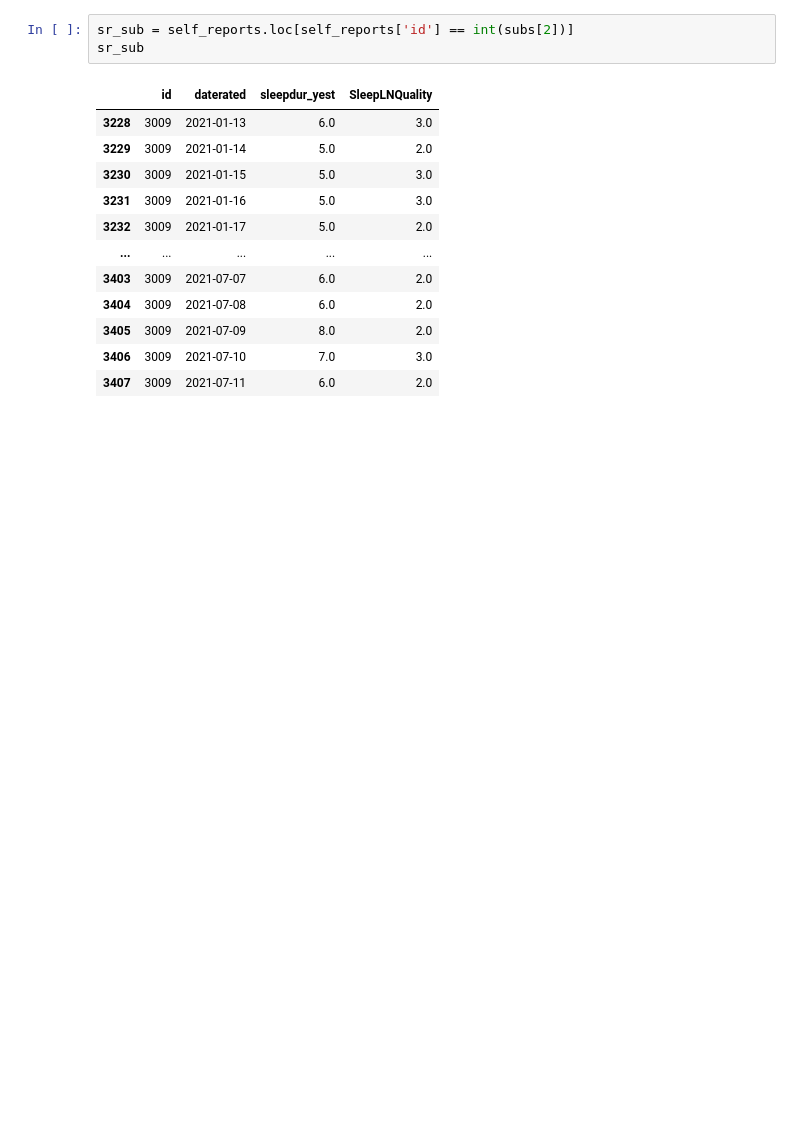
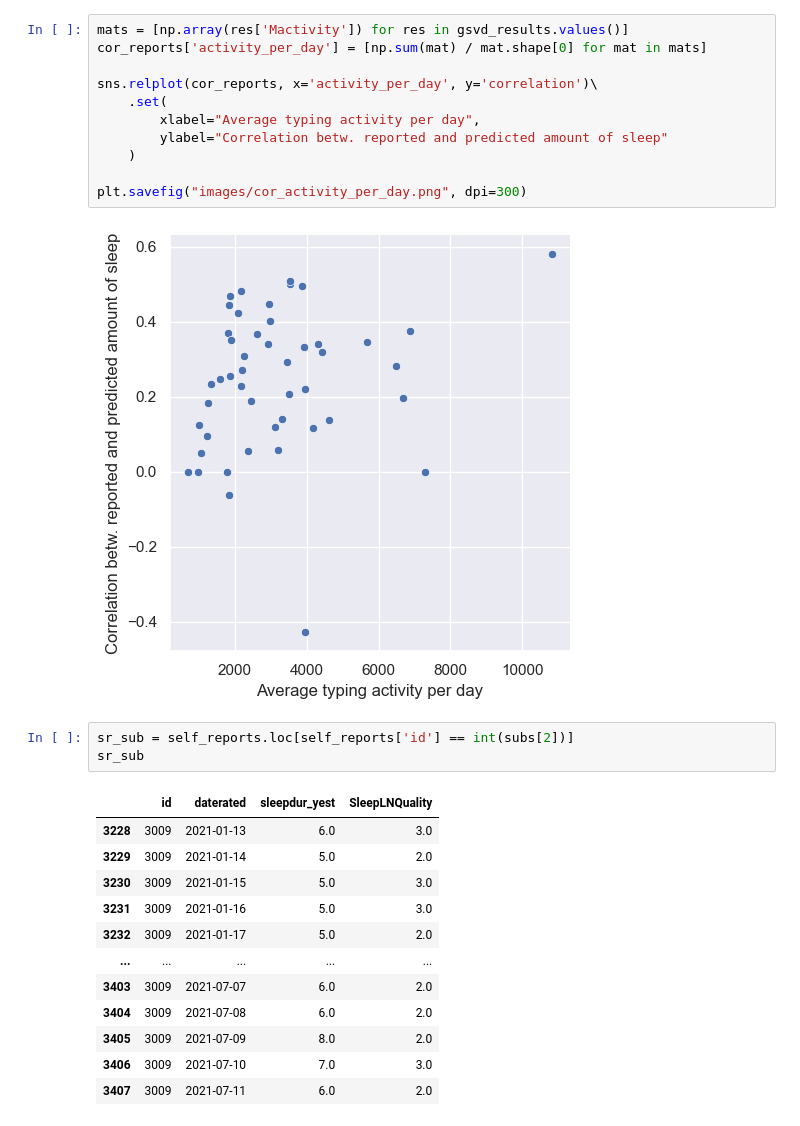
Before and after one commit to Valkje/graph-svd, a Jupyter notebook: clear3_sleep.ipynb, the cells around one changed output. Drawn from its saved outputs; the diff is of its cells as text; blank space fills up the shorter version.

```diff
--- a/clear3_sleep.ipynb
+++ b/clear3_sleep.ipynb
@@ -110,3 +300,16 @@ self_reports
+# %%
+mats = [np.array(res['Mactivity']) for res in gsvd_results.values()]
+cor_reports['activity_per_day'] = [np.sum(mat) / mat.shape[0] for mat in mats]
+
+sns.relplot(cor_reports, x='activity_per_day', y='correlation')\
+    .set(
+        xlabel="Average typing activity per day",
+        ylabel="Correlation betw. reported and predicted amount of sleep"
+    )
+
+plt.savefig("images/cor_activity_per_day.png", dpi=300)
+# %% [output]
+[figure, added]
 # %%
 sr_sub = self_reports.loc[self_reports['id'] == int(subs[2])]
 sr_sub
```
Also changed, not shown: parts of 24 cells of this notebook.
